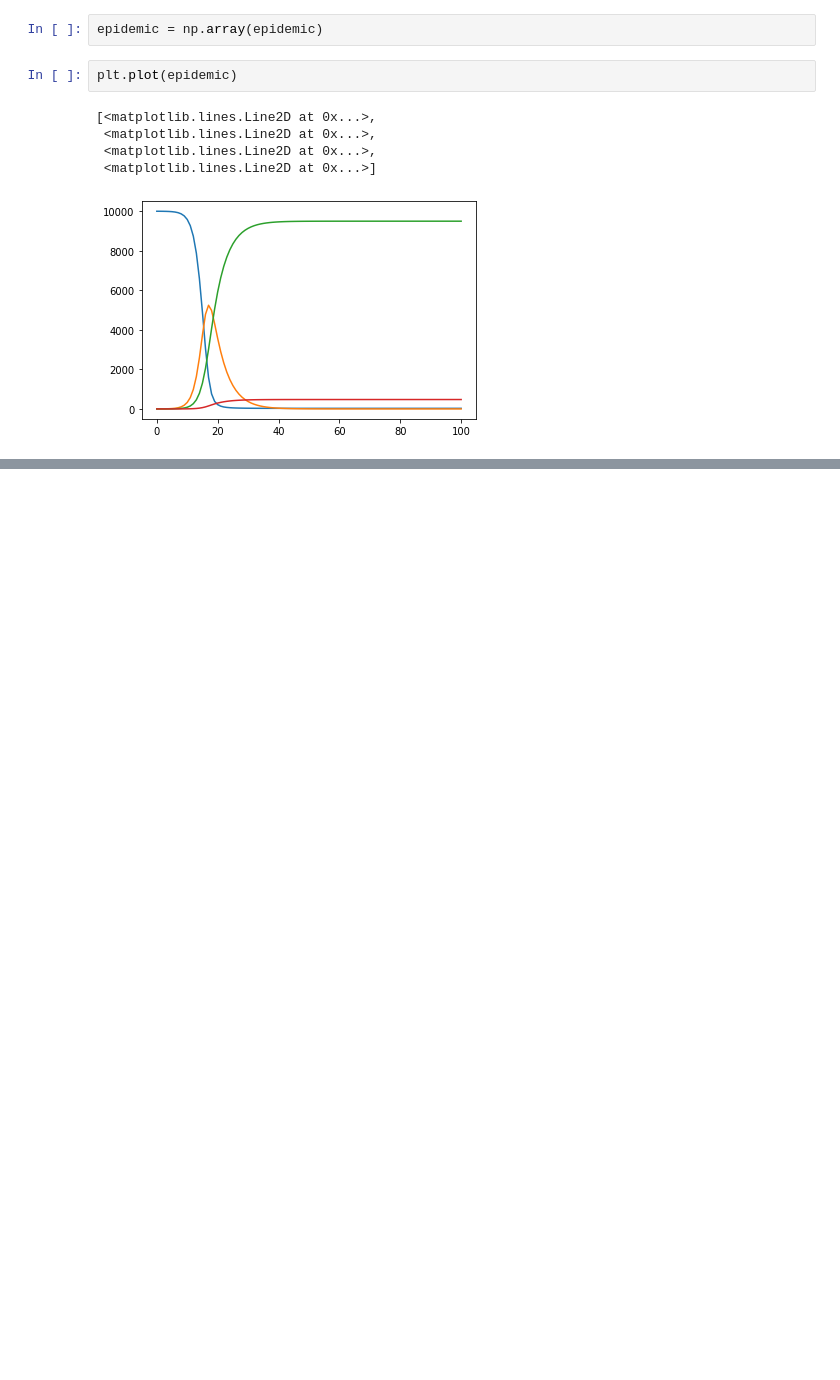
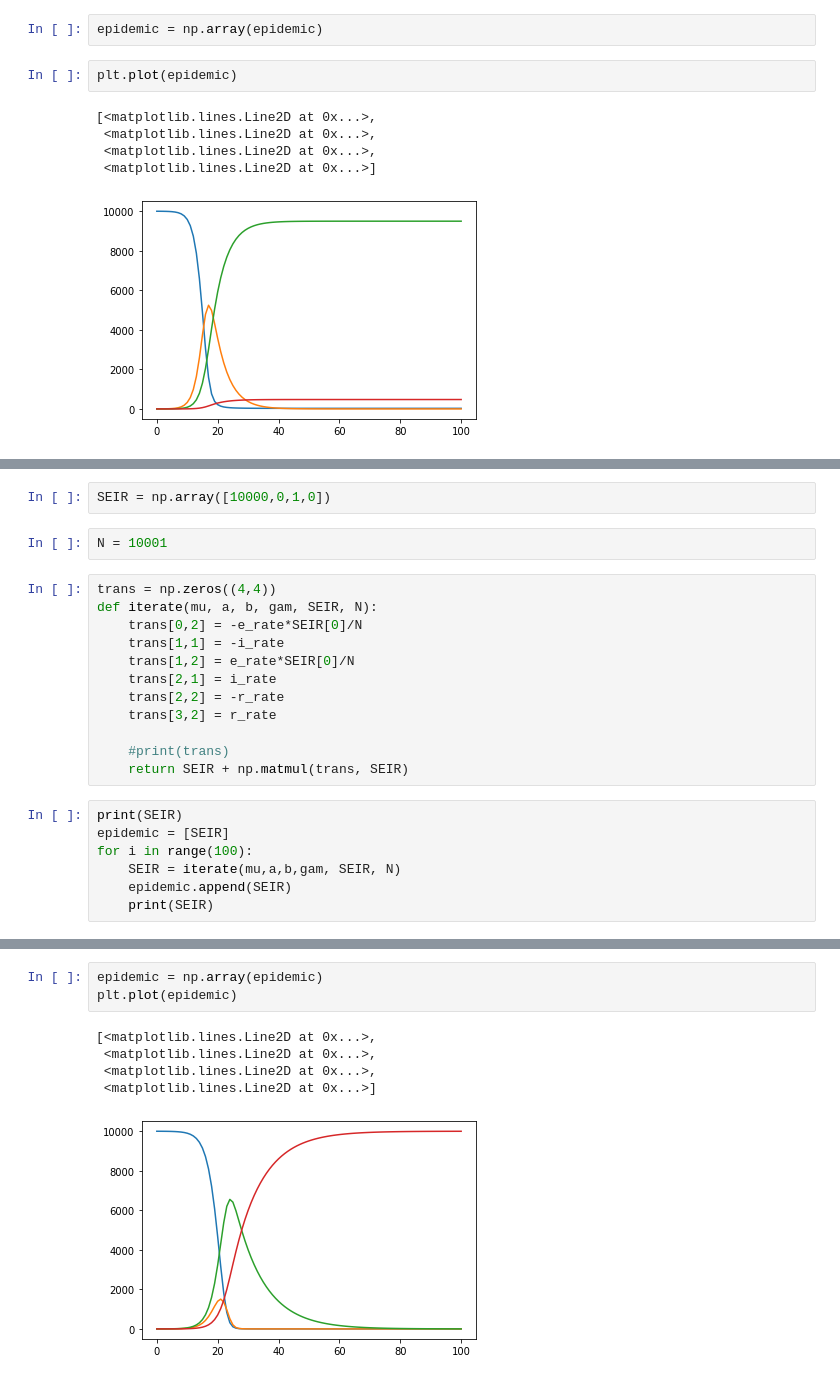
Before and after one commit to IsaacSST/Epidemiology-Exploration, a Jupyter notebook: SIR and variations.ipynb, the cells around one changed output, grey strips where cells are left out. Saved outputs shown, nothing was run; the diff lists cells and outputs as text; blank space fills up the shorter version.

Commit message:
SEIR

```diff
--- a/SIR and variations.ipynb
+++ b/SIR and variations.ipynb
@@ -110,0 +117,23 @@ plt.plot(epidemic)
+# %%
+SEIR = np.array([10000,0,1,0])
+# %%
+N = 10001
+# %%
+trans = np.zeros((4,4))
+def iterate(mu, a, b, gam, SEIR, N):
+    trans[0,2] = -e_rate*SEIR[0]/N
+    trans[1,1] = -i_rate
+    trans[1,2] = e_rate*SEIR[0]/N
+    trans[2,1] = i_rate
+    trans[2,2] = -r_rate
+    trans[3,2] = r_rate
+
+    #print(trans)
+    return SEIR + np.matmul(trans, SEIR)
+# %%
+print(SEIR)
+epidemic = [SEIR]
+for i in range(100):
+    SEIR = iterate(mu,a,b,gam, SEIR, N)
+    epidemic.append(SEIR)
+    print(SEIR)
@@ -110,0 +158,9 @@ plt.plot(epidemic)
+# %%
+epidemic = np.array(epidemic)
+plt.plot(epidemic)
+# %% [output]
+[<matplotlib.lines.Line2D at 0x...>,
+ <matplotlib.lines.Line2D at 0x...>,
+ <matplotlib.lines.Line2D at 0x...>,
+ <matplotlib.lines.Line2D at 0x...>]
+[figure, added]
```
Also changed, not shown: parts of 3 cells of this notebook.
